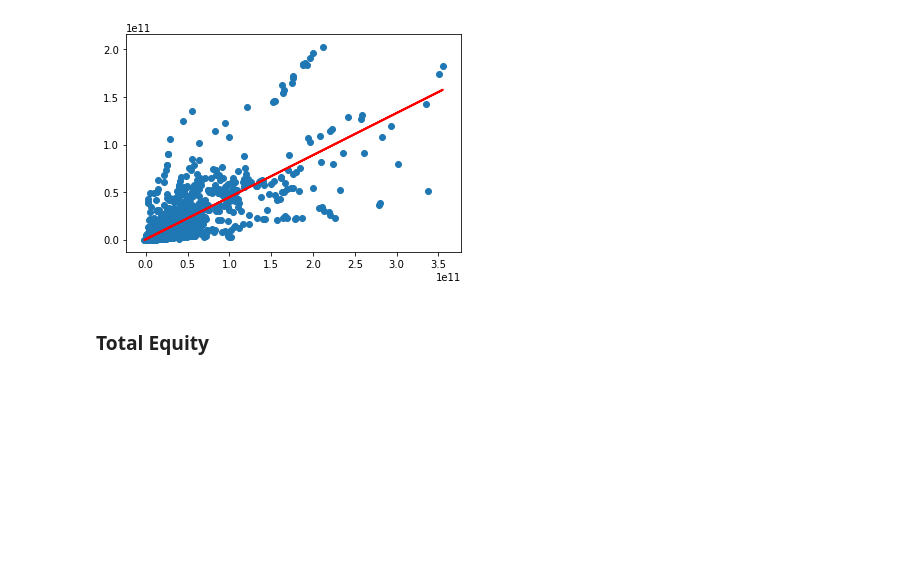
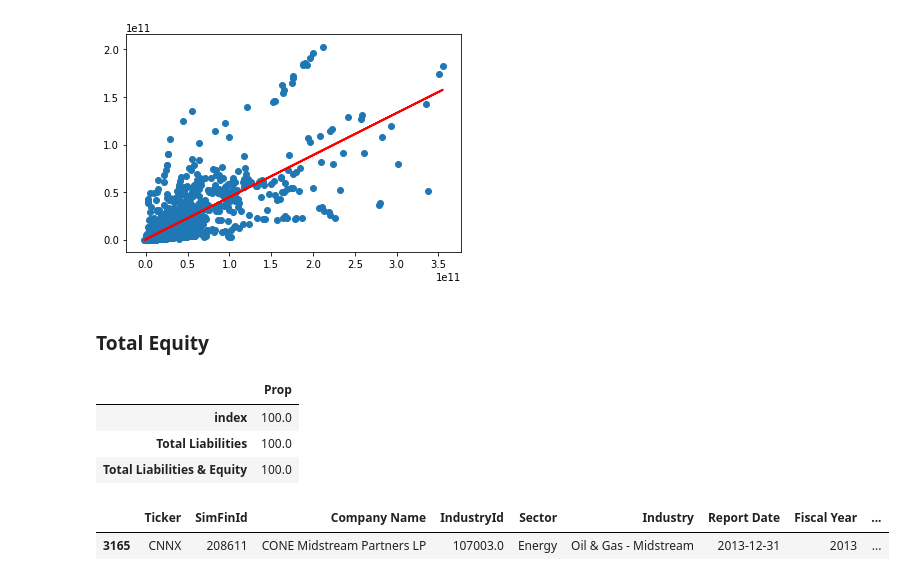
Before and after one commit to chengxinru/capstone_repository, a Jupyter notebook: code/Compute_ratios.ipynb, the cells around one changed output. Drawn from its saved outputs; the diff is of its cells as text; code cells hidden in the pictures; blank space fills up the shorter version.

```diff
--- a/code/Compute_ratios.ipynb
+++ b/code/Compute_ratios.ipynb
@@ -474,3 +474,14 @@ plt.show()
 df.loc[df['Total Current Assets'].isnull(),'Total Current Assets']=list(predict.reshape(-1)[np.array(df['Total Current Assets'].isnull())])
 # %% [markdown]
 ### Total Equity
+# %%
+#we can use formula to fill
+prop_nonmissing(df4[df4['Total Equity'].isnull()][['Total Liabilities', 'Total Liabilities & Equity']])
+df[df['Total Equity'].isnull()]
+# %% [output]
+|  | Prop |
+| index | 100.0 |
+| Total Liabilities | 100.0 |
+| Total Liabilities & Equity | 100.0 |
+|  | Ticker | SimFinId | Company Name | IndustryId | Sector | Industry | Report Date | Fiscal Year | ... |
+| 3165 | CNNX | 208611 | CONE Midstream Partners LP | 107003.0 | Energy | Oil & Gas - Midstream | 2013-12-31 | 2013 | ... |
```
Also changed, not shown: parts of 3 cells of this notebook.
